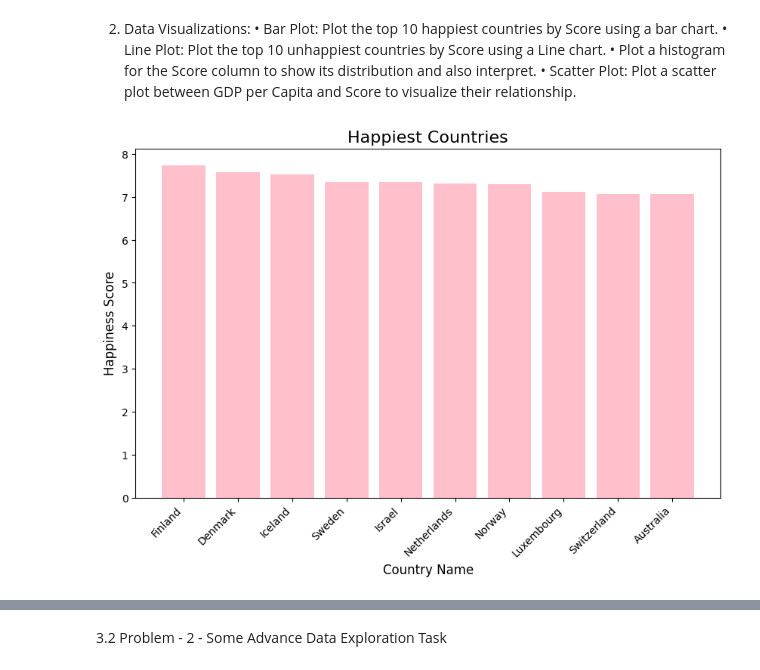
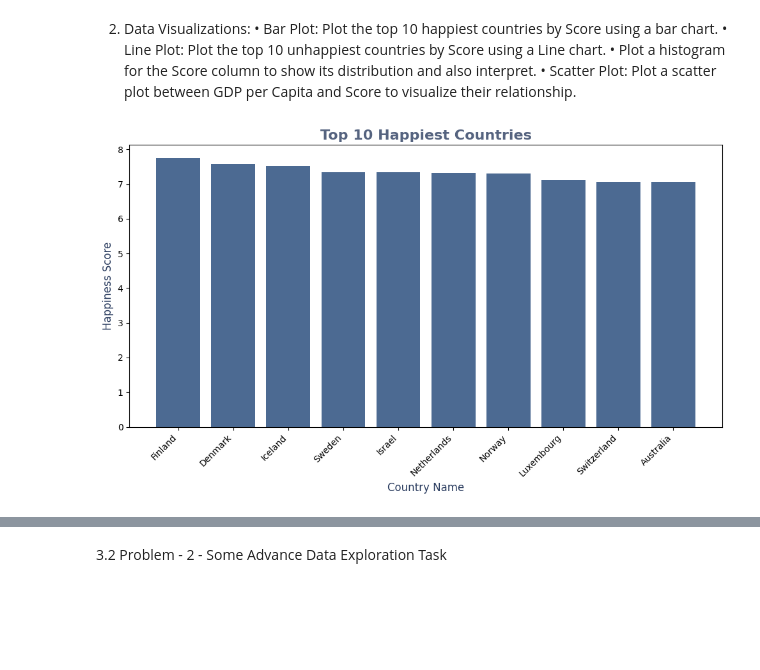
Before and after one commit to LearnerAnisha/python, a Jupyter notebook: coursework1.ipynb, the cells around one changed output, grey strips where cells are left out. Drawn from its saved outputs; the diff is of its cells as text; code cells hidden in the pictures; blank space fills up the shorter version.

```diff
--- a/coursework1.ipynb
+++ b/coursework1.ipynb
@@ -154,17 +193,29 @@ print(wlr[["Country name","score","Happiness_Category"]])
 • Plot a histogram for the Score column to show its distribution and also interpret.
 • Scatter Plot: Plot a scatter plot between GDP per Capita and Score to visualize their relationship.
 # %%
-happiest_countries = wlr.sort_values(by = 'score',ascending=False)
+# Prepare data for top 10 happiest countries
+happiest_countries = wlr.sort_values(by='score', ascending=False)
 x_values = happiest_countries['Country name'].head(10)
 y_values = happiest_countries['score'].head(10)
-# Create the bar plot
+
+# Create the bar plot with an elegant and readable design
 plt.figure(figsize=(10, 6))
-plt.bar(x_values, y_values, color='pink')
-plt.title('Happiest Countries', fontsize=16)
-plt.xlabel('Country Name', fontsize=12)
-plt.ylabel('Happiness Score', fontsize=12)
-plt.xticks(rotation=45, ha='right')
+
+# Bar plot with improved color (soft blue)
+plt.bar(x_values, y_values, color='#4C6A92')
+
+# Title and labels with improved fonts
+plt.title('Top 10 Happiest Countries', fontsize=16, fontweight='bold', color='#2A3C5F',alpha=0.8)
+plt.xlabel('Country Name', fontsize=12, color='#2A3C5F')
+plt.ylabel('Happiness Score', fontsize=12, color='#2A3C5F')
+
+# Rotate x-axis labels to prevent overlap and ensure readability
+plt.xticks(rotation=45, ha='right', fontsize=10)
+
+
+# Show the plot
+plt.tight_layout()  # Ensure everything fits well
 plt.show()
 # %% [output]
-[figure, old version]
+[figure, new version]
 # %%
```
Also changed, not shown: parts of 34 cells of this notebook.
